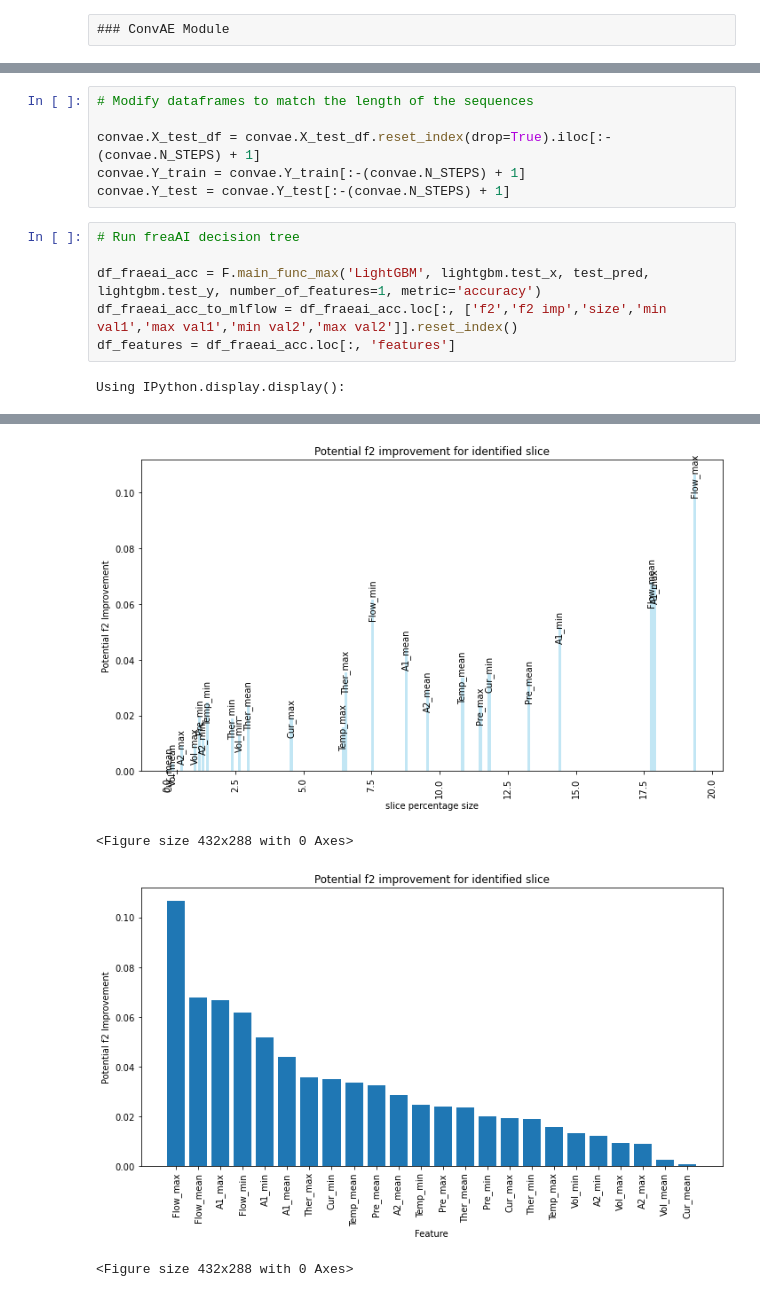
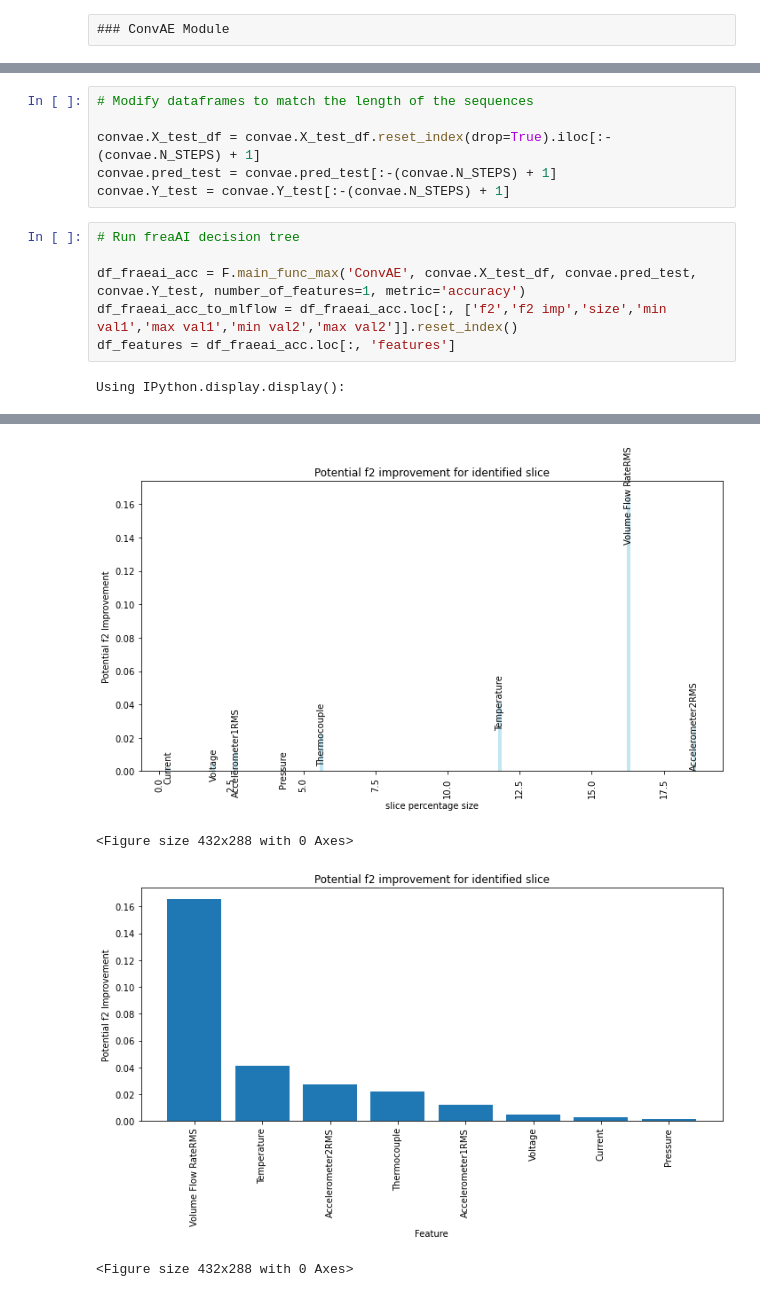
Before and after one commit to stavco9/mlops-final-project, a Jupyter notebook: main.ipynb, the cells around one changed output, grey strips where cells are left out. Cells and saved outputs as stored; diff of their text form.

Commit message:
Updated notebook convae right execution and updated variable names

```diff
--- a/main.ipynb
+++ b/main.ipynb
@@ -167,12 +167,12 @@ accuracy_rate:0.6810577441985969
 # Modify dataframes to match the length of the sequences
 
 convae.X_test_df = convae.X_test_df.reset_index(drop=True).iloc[:-(convae.N_STEPS) + 1]
-convae.Y_train = convae.Y_train[:-(convae.N_STEPS) + 1]
+convae.pred_test = convae.pred_test[:-(convae.N_STEPS) + 1]
 convae.Y_test = convae.Y_test[:-(convae.N_STEPS) + 1]
 # %%
 # Run freaAI decision tree
 
-df_fraeai_acc = F.main_func_max('LightGBM', lightgbm.test_x, test_pred, lightgbm.test_y, number_of_features=1, metric='accuracy')
+df_fraeai_acc = F.main_func_max('ConvAE', convae.X_test_df, convae.pred_test, convae.Y_test, number_of_features=1, metric='accuracy')
 df_fraeai_acc_to_mlflow = df_fraeai_acc.loc[:, ['f2','f2 imp','size','min val1','max val1','min val2','max val2']].reset_index()
 df_features = df_fraeai_acc.loc[:, 'features']
 # %% [output]
@@ -197,4 +189,4 @@ Using IPython.display.display():
-[figure, old version]
+[figure, new version]
 <Figure size 432x288 with 0 Axes>
-[figure, old version]
+[figure, new version]
 <Figure size 432x288 with 0 Axes>
```
Also changed, not shown: parts of 3 cells of this notebook, 8 other files.
